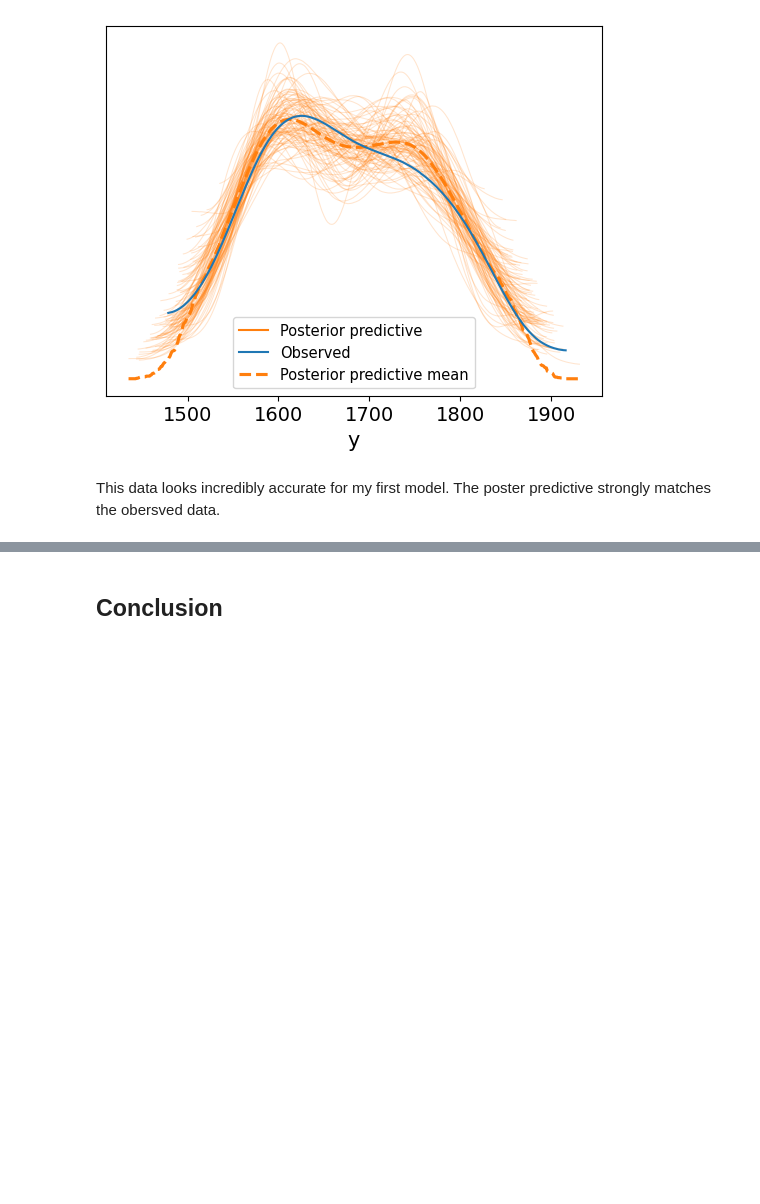
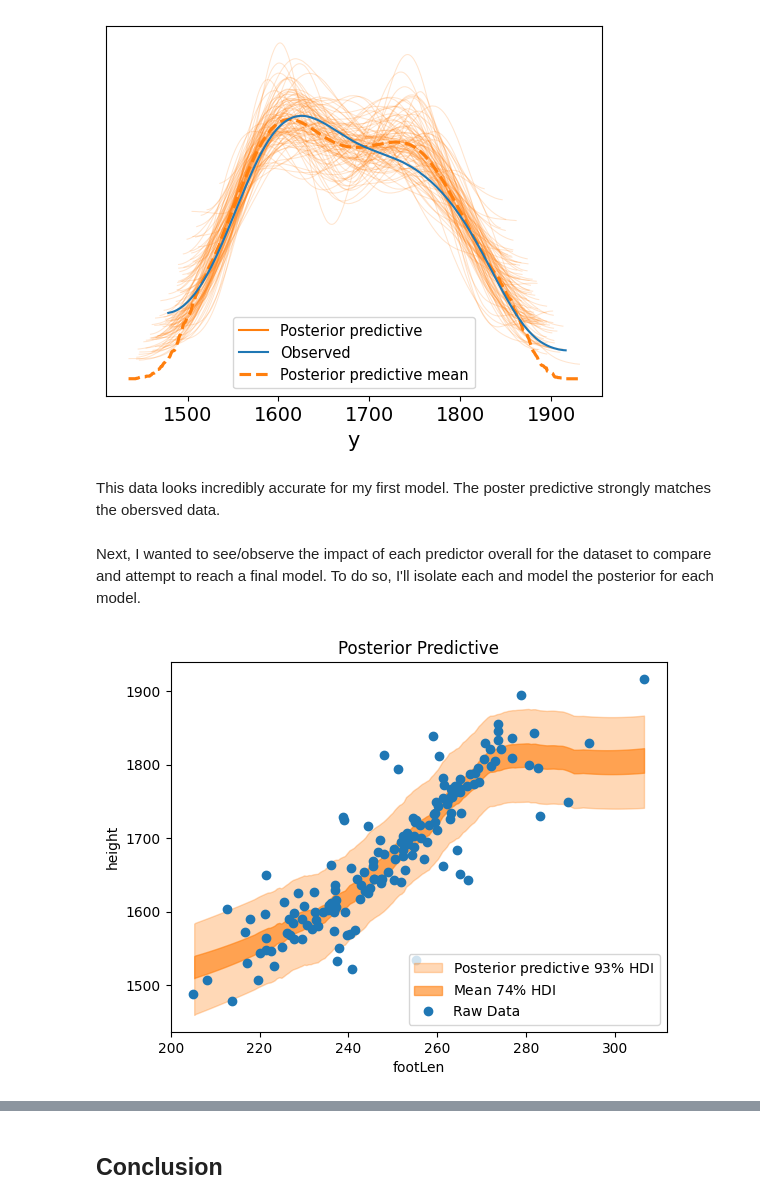
Before and after one commit to Ankit-LASA/Data-Science, a Jupyter notebook: AnkiBhasU8proj.ipynb, the cells around one changed output, grey strips where cells are left out. Saved outputs shown, nothing was run; the diff lists cells and outputs as text; code cells hidden in the pictures; blank space fills up the shorter version.

```diff
--- a/AnkiBhasU8proj.ipynb
+++ b/AnkiBhasU8proj.ipynb
@@ -119,4 +119,6 @@ ax = az.plot_ppc(idata_BART, num_pp_samples=100, colors=["C1", "C0", "C1"])
 [figure]
 # %% [markdown]
 This data looks incredibly accurate for my first model. The poster predictive strongly matches the obersved data.
+# %% [markdown]
+Next, I wanted to see/observe the impact of each predictor overall for the dataset to compare and attempt to reach a final model. To do so, I'll isolate each and model the posterior for each model.
 # %%
@@ -129,28 +130,28 @@ pps = az.extract(
     idata_BART, group="posterior_predictive", var_names=["y"]
 ).T
 # %%
-idx = np.argsort(X.to_numpy()[:, 2]) #grab fifth row
+idx = np.argsort(bodyType.footLen)
 fig, ax = plt.subplots()
-
 az.plot_hdi(
-    x=X.to_numpy()[:, 2],#grab fifth row
+    x=bodyType.footLen,
     y=pps,
     ax=ax,
     hdi_prob=0.93,
     fill_kwargs={"alpha": 0.3, "label": r"Posterior predictive $93\%$ HDI"},
 )
-
 az.plot_hdi(
-    x=X.to_numpy()[:, 2],#grab fifth row
+    x=bodyType.footLen,
     y=posterior_mean,
     ax=ax,
     hdi_prob=0.74,
     fill_kwargs={"alpha": 0.6, "label": r"Mean $74\%$ HDI"},
 )
-ax.plot(penguins_nona['flipper_length'], penguins_nona["body_mass"], "o", c="C0", label="Raw Data")
+ax.plot(bodyType['footLen'], bodyType["height"], "o", c="C0", label="Raw Data")
 ax.legend(loc="lower right")
 ax.set(
     title="Posterior Predictive",
-    xlabel="flipper_length",
-    ylabel="body_mass",
+    xlabel="footLen",
+    ylabel="height",
 );
+# %% [output]
+[figure, added]
```
Also changed, not shown: parts of 7 cells of this notebook.
